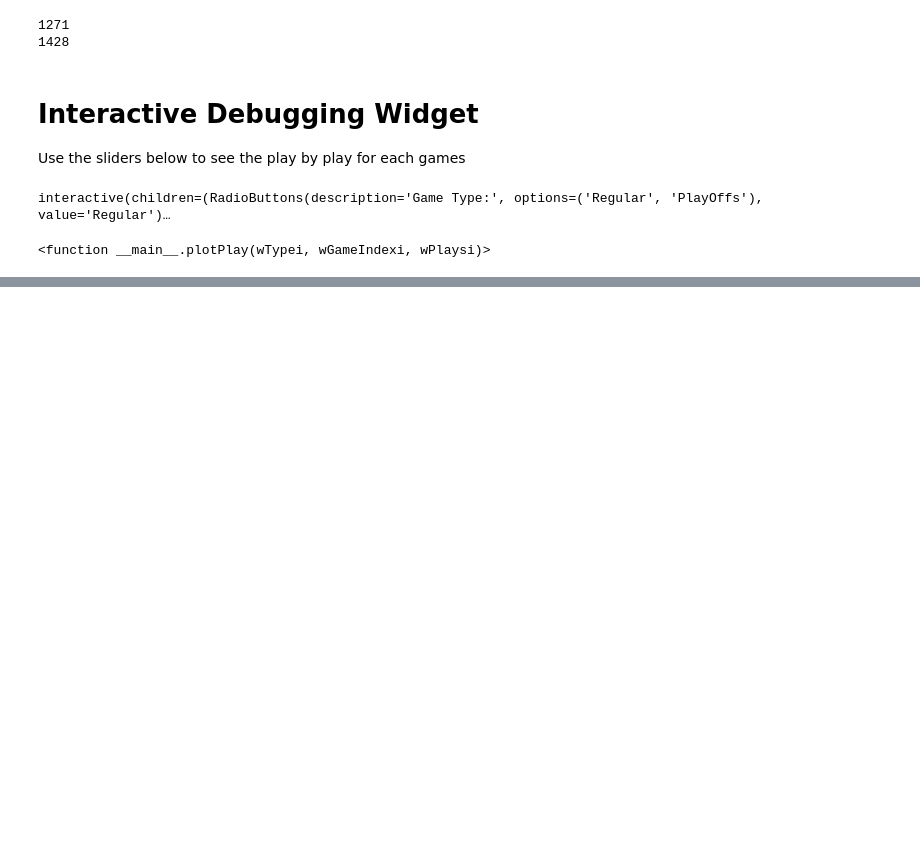
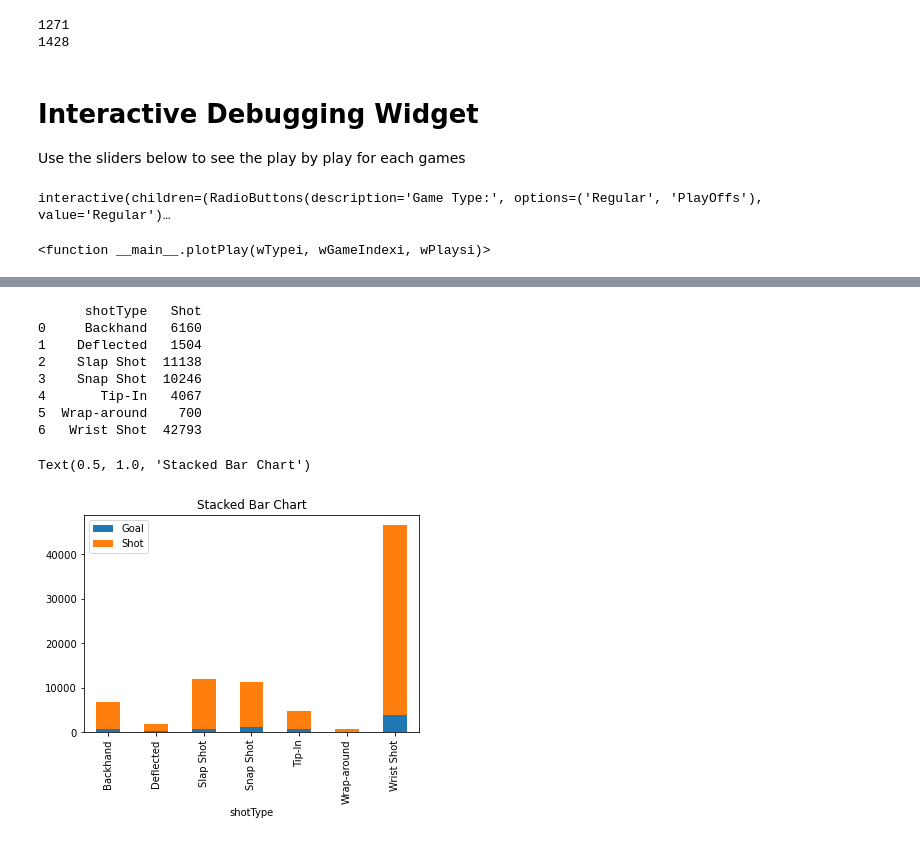
Before and after one commit to Jawing/ift6758-project-template-main, a Jupyter notebook: milestone1.ipynb, the cells around one changed output, grey strips where cells are left out. Saved outputs shown, nothing was run; the diff lists cells and outputs as text; code cells hidden in the pictures; blank space fills up the shorter version.

```diff
--- a/milestone1.ipynb
+++ b/milestone1.ipynb
@@ -240,0 +452,5 @@ interactive(children=(RadioButtons(description='Game Type:', options=('Regular',
+# %%
+df2 = df_2019.groupby(['shotType'])['isGoal'].value_counts().reset_index(name='count')
+# %%
+df2 = df2.rename(columns={'count': 'Goal'})
+print(df2)
@@ -240,0 +473,3 @@ interactive(children=(RadioButtons(description='Game Type:', options=('Regular',
+# %%
+df2 = df2[df2['isGoal'] == 1]
+df2
@@ -240,0 +485,20 @@ interactive(children=(RadioButtons(description='Game Type:', options=('Regular',
+# %%
+df3 = df_2019.groupby(['shotType'])['isGoal'].count().reset_index(name='count')
+df3 = df3.rename(columns={'count': 'Shot'})
+print(df3)
+
+new_df = pd.merge(df2, df3, on='shotType')
+new_df[['shotType',	'Goal', 'Shot']].plot(x="shotType", kind="bar", stacked=True)
+
+plt.title('Stacked Bar Chart', fontdict=None, loc='center', pad=None)
+# %% [output]
+      shotType   Shot
+0     Backhand   6160
+1    Deflected   1504
+2    Slap Shot  11138
+3    Snap Shot  10246
+4       Tip-In   4067
+5  Wrap-around    700
+6   Wrist Shot  42793
+Text(0.5, 1.0, 'Stacked Bar Chart')
+[figure, added]
```
Also changed, not shown: parts of 38 cells of this notebook, 1 other file.
